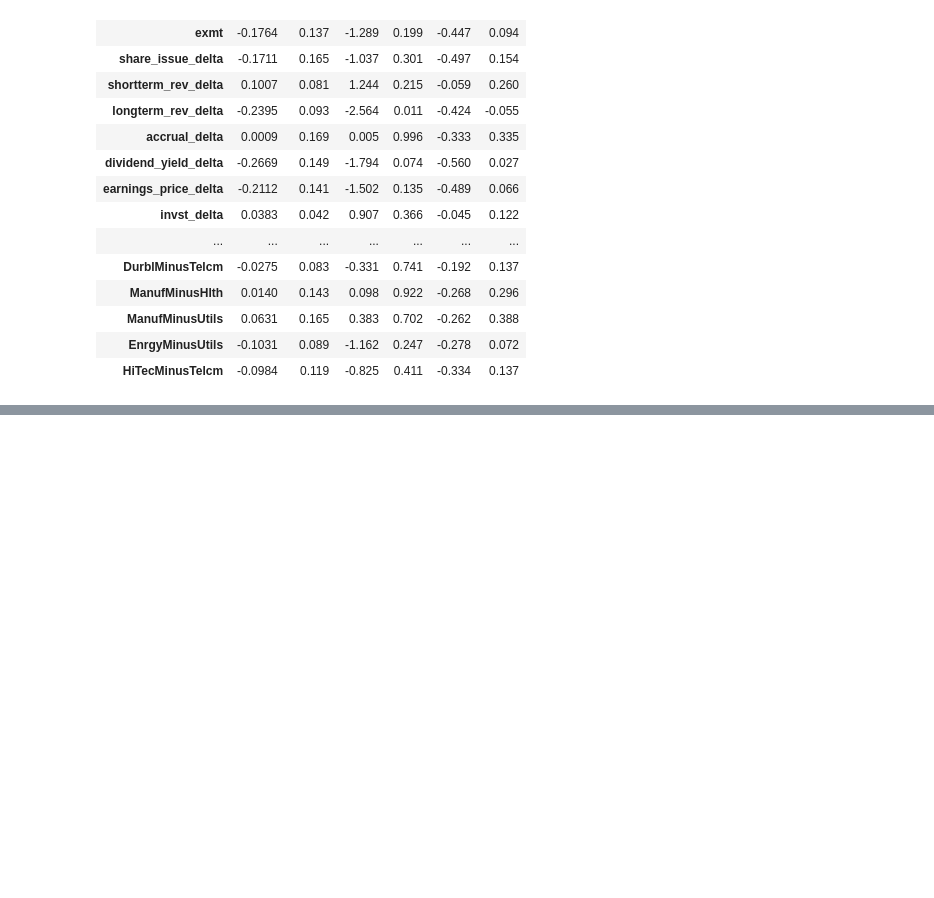
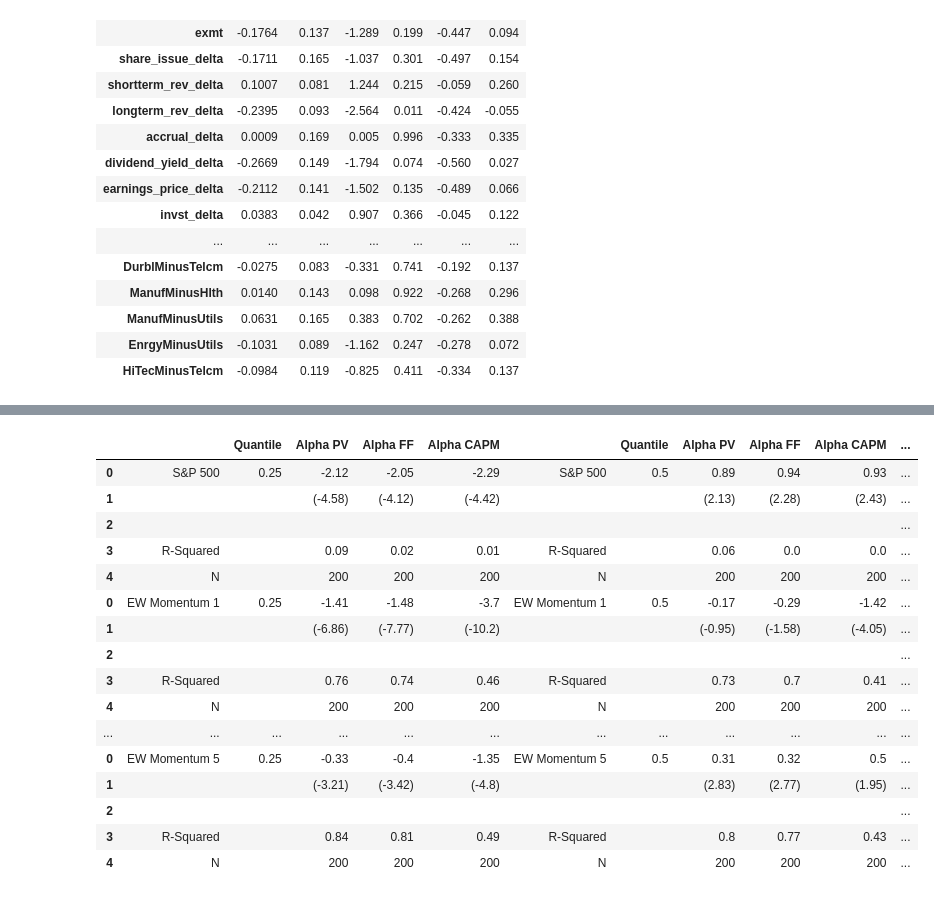
Before and after one commit to sethjpete/econ588project, a Jupyter notebook: final.ipynb, the cells around one changed output, grey strips where cells are left out. Saved outputs shown, nothing was run; the diff lists cells and outputs as text; code cells hidden in the pictures; blank space fills up the shorter version.

Commit message:
Reg Table

```diff
--- a/final.ipynb
+++ b/final.ipynb
@@ -1020,3 +1020,55 @@ QuantReg Regression Results
 | ManufMinusUtils | 0.0631 | 0.165 | 0.383 | 0.702 | -0.262 | 0.388 |
 | EnrgyMinusUtils | -0.1031 | 0.089 | -1.162 | 0.247 | -0.278 | 0.072 |
 | HiTecMinusTelcm | -0.0984 | 0.119 | -0.825 | 0.411 | -0.334 | 0.137 |
+# %%
+regressands = [restricted_sp_df['ret'], restricted_ew_mom['p0'], restricted_ew_mom['p2'], restricted_ew_mom['p4']]
+titles = ['S&P 500', 'EW Momentum 1', 'EW Momentum 3', 'EW Momentum 5']
+quantiles = [.25, .5, .75]
+output_df = pd.DataFrame(columns = ['', 'Quantile', 'Alpha PV', 'Alpha FF', 'Alpha CAPM']*3)
+for idx, regressand in enumerate(regressands):
+     print(titles[idx])
+     print('----------------')
+     intermed_df2 = pd.DataFrame()
+     for quantile in quantiles:
+          intermed_df = pd.DataFrame(columns = ['', 'Quantile', 'Alpha PV', 'Alpha FF', 'Alpha CAPM'])
+
+          print(f'Quantile: {quantile : .2f}')
+          row1 = [titles[idx], quantile]
+          row2 = ['', '']
+          row3 = ['', '', '', '', '']
+          row4 = ['R-Squared', '']
+          row5 = ['N', '', '200', '200', '200']
+          reg = QuantReg(exog = restricted_df[default_factors + fama_factors + alt_factors + built_factors + hand_picked_industry_factors + post_lasso_industry_factors],
+               endog = regressand).fit(q = quantile)
+          print(f'PV Regression Results:\nCoefficient on alpha: {reg.params[0] : 0.2f}, t-statistic: {reg.tvalues[0] : 0.2f}, r-squared: {reg.prsquared : .2%}')
+          row1.append(str(round(reg.params[0], 2)))
+          row2.append('(' + str(round(reg.tvalues[0], 2)) + ')')
+          row4.append(str(round(reg.prsquared, 2)))
+
+          reg = QuantReg(exog = restricted_df[default_factors + fama_factors],
+               endog = regressand).fit(q = quantile)
+          print(f'FF Regression Results:\nCoefficient on alpha: {reg.params[0] : 0.2f}, t-statistic: {reg.tvalues[0] : 0.2f}, r-squared: {reg.prsquared : .2%}')
+          row1.append(str(round(reg.params[0], 2)))
+          row2.append('(' + str(round(reg.tvalues[0], 2)) + ')')
+          row4.append(str(round(reg.prsquared, 2)))
+
+          reg = QuantReg(exog = restricted_df[default_factors],
+               endog = regressand).fit(q = quantile)
+          print(f'CAPM Regression Results:\nCoefficient on alpha: {reg.params[0] : 0.2f}, t-statistic: {reg.tvalues[0] : 0.2f}, r-squared: {reg.prsquared : .2%}')
+          row1.append(str(round(reg.params[0], 2)))
+          row2.append('(' + str(round(reg.tvalues[0], 2)) + ')')
+          row4.append(str(round(reg.prsquared, 2)))
+
+          intermed_df.loc[len(intermed_df)] = row1
+          intermed_df.loc[len(intermed_df)] = row2
+          intermed_df.loc[len(intermed_df)] = row3
+          intermed_df.loc[len(intermed_df)] = row4
+          intermed_df.loc[len(intermed_df)] = row5
+
+          intermed_df2 = pd.concat([intermed_df2, intermed_df], axis = 1)
+          print('\n')
+     output_df = output_df.append(intermed_df2)
+     print('\n\n')
+
+output_df
+# %% [output]
@@ -1022,0 +1092,17 @@ QuantReg Regression Results
+|  |  | Quantile | Alpha PV | Alpha FF | Alpha CAPM |  | Quantile | Alpha PV | Alpha FF | Alpha CAPM | ... |
+| 0 | S&P 500 | 0.25 | -2.12 | -2.05 | -2.29 | S&P 500 | 0.5 | 0.89 | 0.94 | 0.93 | ... |
+| 1 |  |  | (-4.58) | (-4.12) | (-4.42) |  |  | (2.13) | (2.28) | (2.43) | ... |
+| 2 |  |  |  |  |  |  |  |  |  |  | ... |
+| 3 | R-Squared |  | 0.09 | 0.02 | 0.01 | R-Squared |  | 0.06 | 0.0 | 0.0 | ... |
+| 4 | N |  | 200 | 200 | 200 | N |  | 200 | 200 | 200 | ... |
+| 0 | EW Momentum 1 | 0.25 | -1.41 | -1.48 | -3.7 | EW Momentum 1 | 0.5 | -0.17 | -0.29 | -1.42 | ... |
+| 1 |  |  | (-6.86) | (-7.77) | (-10.2) |  |  | (-0.95) | (-1.58) | (-4.05) | ... |
+| 2 |  |  |  |  |  |  |  |  |  |  | ... |
+| 3 | R-Squared |  | 0.76 | 0.74 | 0.46 | R-Squared |  | 0.73 | 0.7 | 0.41 | ... |
+| 4 | N |  | 200 | 200 | 200 | N |  | 200 | 200 | 200 | ... |
+| ... | ... | ... | ... | ... | ... | ... | ... | ... | ... | ... | ... |
+| 0 | EW Momentum 5 | 0.25 | -0.33 | -0.4 | -1.35 | EW Momentum 5 | 0.5 | 0.31 | 0.32 | 0.5 | ... |
+| 1 |  |  | (-3.21) | (-3.42) | (-4.8) |  |  | (2.83) | (2.77) | (1.95) | ... |
+| 2 |  |  |  |  |  |  |  |  |  |  | ... |
+| 3 | R-Squared |  | 0.84 | 0.81 | 0.49 | R-Squared |  | 0.8 | 0.77 | 0.43 | ... |
+| 4 | N |  | 200 | 200 | 200 | N |  | 200 | 200 | 200 | ... |
```
Also changed, not shown: parts of 2 cells of this notebook, 1 other file.
